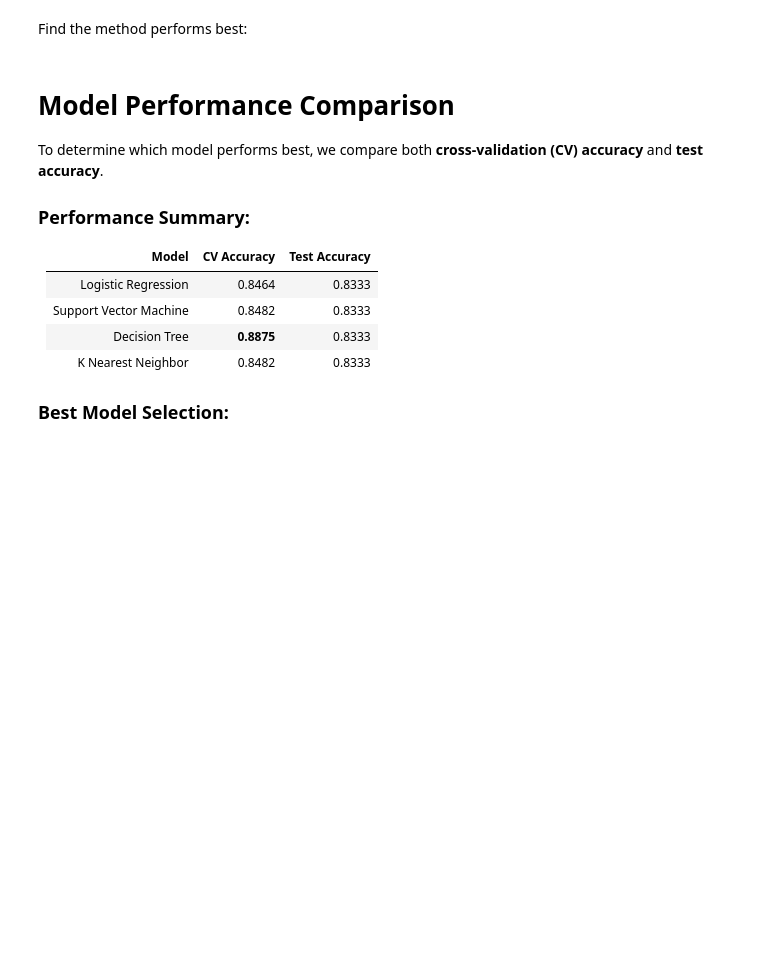
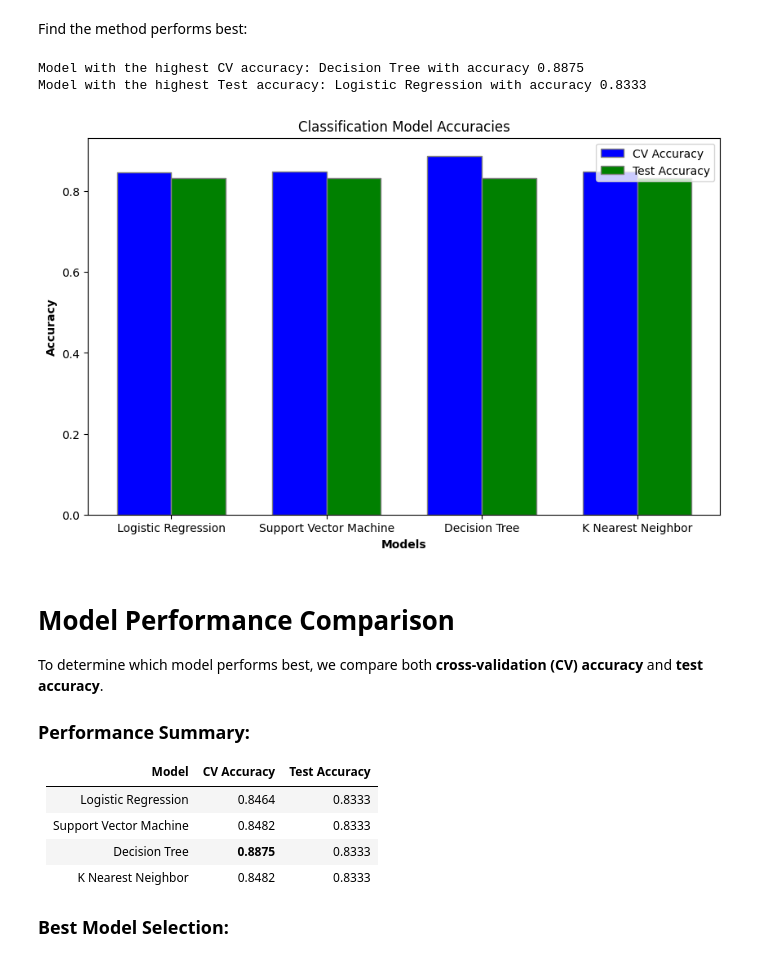
Before and after one commit to Hamid701/SpaceX_Falcon_9, a Jupyter notebook: 8-SpaceX_Machine Learning Prediction_Part_5.ipynb, the cells around one changed output. Drawn from its saved outputs; the diff is of its cells as text; code cells hidden in the pictures; blank space fills up the shorter version.

```diff
--- a/8-SpaceX_Machine Learning Prediction_Part_5.ipynb
+++ b/8-SpaceX_Machine Learning Prediction_Part_5.ipynb
@@ -391,6 +391,55 @@ plot_confusion_matrix(Y_test,yhat)
 ## TASK  12
 # %% [markdown]
 Find the method performs best:
+# %%
+# Create a DataFrame with the provided data
+models_accuracy = {
+    'Model': ['Logistic Regression', 'Support Vector Machine', 'Decision Tree', 'K Nearest Neighbor'],
+    'CV Accuracy': [0.8464, 0.8482, 0.8875, 0.8482],
+    'Test Accuracy': [0.8333, 0.8333, 0.8333, 0.8333]
+}
+
+models_accuracy_df = pd.DataFrame(models_accuracy)
+
+# Find the model with the highest CV accuracy
+best_model_cv = models_accuracy_df.loc[models_accuracy_df['CV Accuracy'].idxmax()]['Model']
+best_accuracy_cv = models_accuracy_df['CV Accuracy'].max()
+
+# Find the model with the highest Test accuracy
+best_model_test = models_accuracy_df.loc[models_accuracy_df['Test Accuracy'].idxmax()]['Model']
+best_accuracy_test = models_accuracy_df['Test Accuracy'].max()
+
+print(f"Model with the highest CV accuracy: {best_model_cv} with accuracy {best_accuracy_cv}")
+print(f"Model with the highest Test accuracy: {best_model_test} with accuracy {best_accuracy_test}")
+
+# Plotting the accuracies in a bar chart
+fig, ax = plt.subplots(figsize=(10, 6))
+
+# Set the width of the bars
+bar_width = 0.35
+
+# Positions of the bars on the x-axis
+r1 = range(len(models_accuracy_df['Model']))
+r2 = [x + bar_width for x in r1]
+
+# Create bars for CV Accuracy and Test Accuracy
+bars1 = ax.bar(r1, models_accuracy_df['CV Accuracy'], color='b', width=bar_width, edgecolor='grey', label='CV Accuracy')
+bars2 = ax.bar(r2, models_accuracy_df['Test Accuracy'], color='g', width=bar_width, edgecolor='grey', label='Test Accuracy')
+
+# Add labels, title, and custom x-axis tick labels
+ax.set_xlabel('Models', fontweight='bold')
+ax.set_ylabel('Accuracy', fontweight='bold')
+ax.set_title('Classification Model Accuracies')
+ax.set_xticks([r + bar_width / 2 for r in range(len(models_accuracy_df['Model']))])
+ax.set_xticklabels(models_accuracy_df['Model'])
+ax.legend()
+
+# Show the plot
+plt.show()
+# %% [output]
+Model with the highest CV accuracy: Decision Tree with accuracy 0.8875
+Model with the highest Test accuracy: Logistic Regression with accuracy 0.8333
+[figure, added]
 # %% [markdown]
 # Model Performance Comparison
 
```
